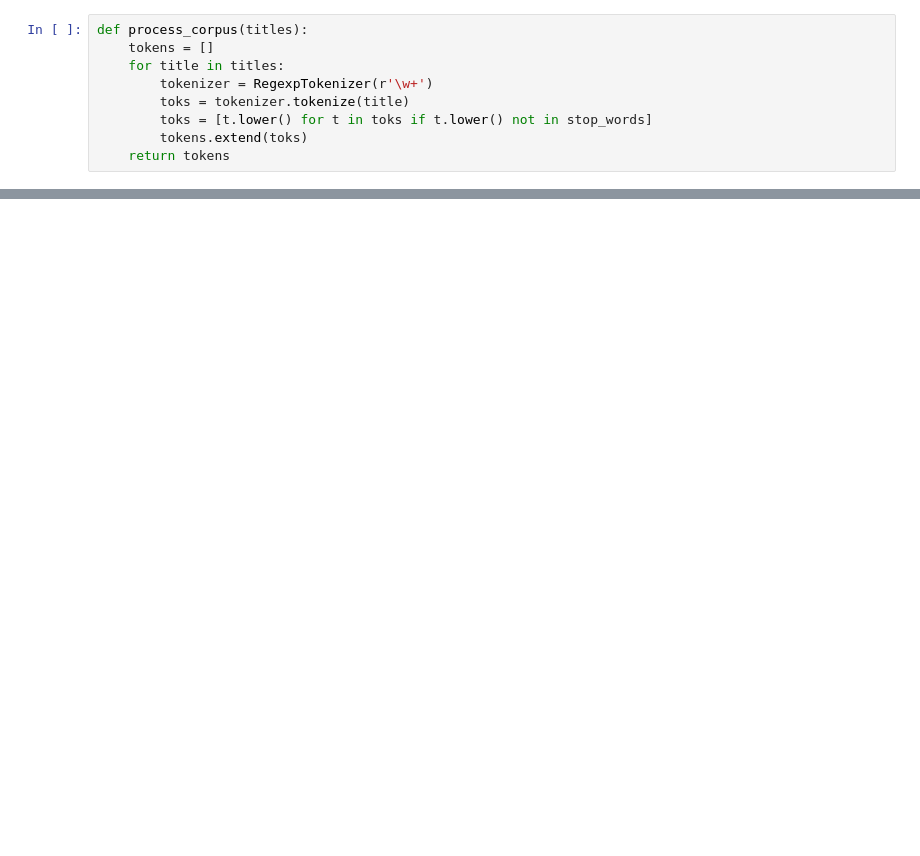
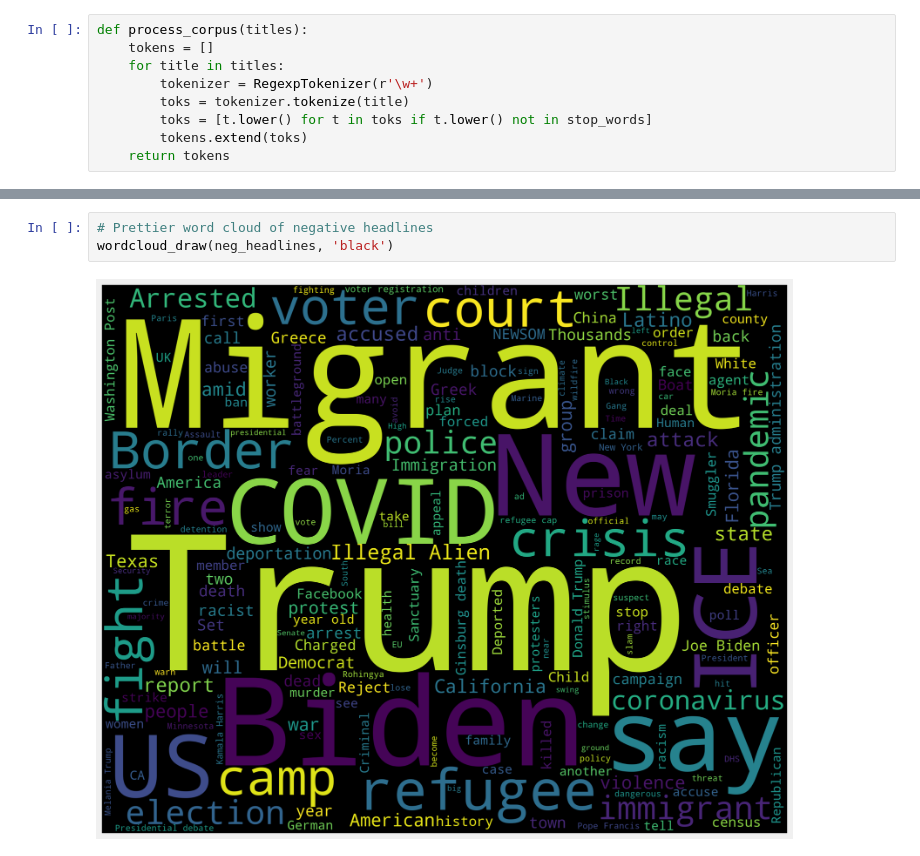
Before and after one commit to James-Ashley/sentiment_analysis, a Jupyter notebook: data_analysis/data_analysis_complete.ipynb, the cells around one changed output, grey strips where cells are left out. Saved outputs shown, nothing was run; the diff lists cells and outputs as text; blank space fills up the shorter version.

```diff
--- a/data_analysis/data_analysis_complete.ipynb
+++ b/data_analysis/data_analysis_complete.ipynb
@@ -202,0 +389,5 @@ plt.show()
+# %%
+# Prettier word cloud of negative headlines
+wordcloud_draw(neg_headlines, 'black')
+# %% [output]
+[figure, added]
```
Also changed, not shown: parts of 26 cells of this notebook.
